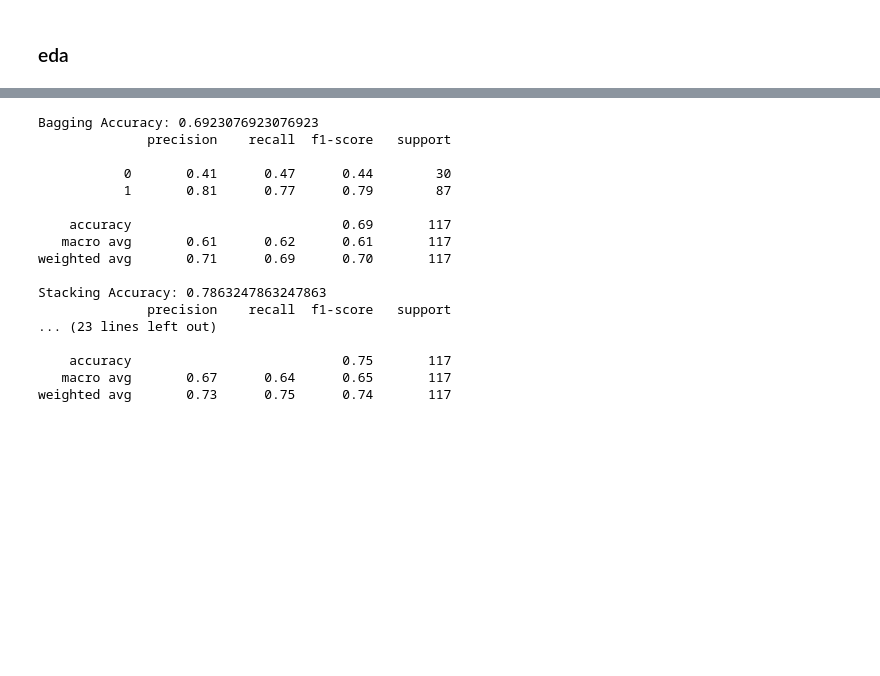
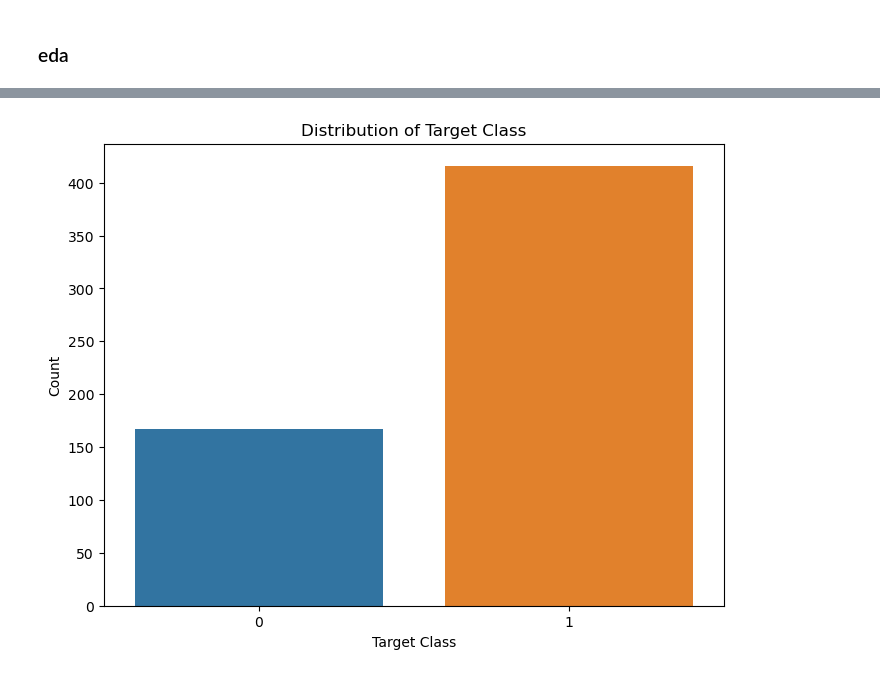
Before and after one commit to rakuzai/SD21222-Final-Project, a Jupyter notebook: code/main.ipynb, the cells around one changed output, grey strips where cells are left out. Saved outputs shown, nothing was run; the diff lists cells and outputs as text; code cells hidden in the pictures; blank space fills up the shorter version.

```diff
--- a/code/main.ipynb
+++ b/code/main.ipynb
@@ -117,2 +131,2 @@ plt.show()
 # %%
-df['Dataset'] = df['Dataset'].apply(lambda x: 1 if x == 1 else 0)
+df['Dataset'] = df['Dataset'].map({1: 1, 2: 0})
@@ -170,64 +133,9 @@ RandomForest Accuracy: 0.7436
-# %%
-from sklearn.ensemble import BaggingClassifier, StackingClassifier, VotingClassifier
-from sklearn.linear_model import LogisticRegression
-from sklearn.metrics import accuracy_score, classification_report
-
-# Membuat model-model baseline yang sudah di-training sebelumnya
-rf = RandomForestClassifier(verbose=0)
-et = ExtraTreesClassifier(verbose=0)
-hgbc = HistGradientBoostingClassifier(verbose=0)
-catboost = CatBoostClassifier(verbose=0)
-lgbm = LGBMClassifier(verbose=-1)
-
-# Bagging
-bagging = BaggingClassifier(n_estimators=10, random_state=42, verbose=0)
-bagging.fit(X_train, y_train)
-bagging_pred = bagging.predict(X_test)
-print("Bagging Accuracy:", accuracy_score(y_test, bagging_pred))
-print(classification_report(y_test, bagging_pred))
-
-# Stacking
-estimators = [
-    ('rf', rf),
-    ('et', et),
-    ('hgbc', hgbc),
-    ('catboost', catboost),
-    ('lgbm', lgbm)
-]
-stacking = StackingClassifier(estimators=estimators, final_estimator=LogisticRegression(), verbose=0)
-stacking.fit(X_train, y_train)
-stacking_pred = stacking.predict(X_test)
-print("Stacking Accuracy:", accuracy_score(y_test, stacking_pred))
-print(classification_report(y_test, stacking_pred))
-
-# Voting (hard)
-voting_hard = VotingClassifier(estimators=estimators, voting='hard', verbose=False)
-voting_hard.fit(X_train, y_train)
-voting_hard_pred = voting_hard.predict(X_test)
-print("Hard Voting Accuracy:", accuracy_score(y_test, voting_hard_pred))
-print(classification_report(y_test, voting_hard_pred))
-
-# Voting (soft)
-voting_soft = VotingClassifier(estimators=estimators, voting='soft', verbose=False)
-voting_soft.fit(X_train, y_train)
-voting_soft_pred = voting_soft.predict(X_test)
-print("Soft Voting Accuracy:", accuracy_score(y_test, voting_soft_pred))
-print(classification_report(y_test, voting_soft_pred))
-# %% [output]
-Bagging Accuracy: 0.6923076923076923
-              precision    recall  f1-score   support
-
-           0       0.41      0.47      0.44        30
-           1       0.81      0.77      0.79        87
-
-    accuracy                           0.69       117
-   macro avg       0.61      0.62      0.61       117
-weighted avg       0.71      0.69      0.70       117
-
-Stacking Accuracy: 0.7863247863247863
-              precision    recall  f1-score   support
-... (23 lines left out)
-
-    accuracy                           0.75       117
-   macro avg       0.67      0.64      0.65       117
-weighted avg       0.73      0.75      0.74       117
+# %%
+plt.figure(figsize=(8, 6))
+sns.countplot(x='Dataset', data=df)
+plt.title('Distribution of Target Class')
+plt.xlabel('Target Class')
+plt.ylabel('Count')
+plt.show()
+# %% [output]
+[figure, added]
```
Also changed, not shown: parts of 18 cells of this notebook, 5 other files.
